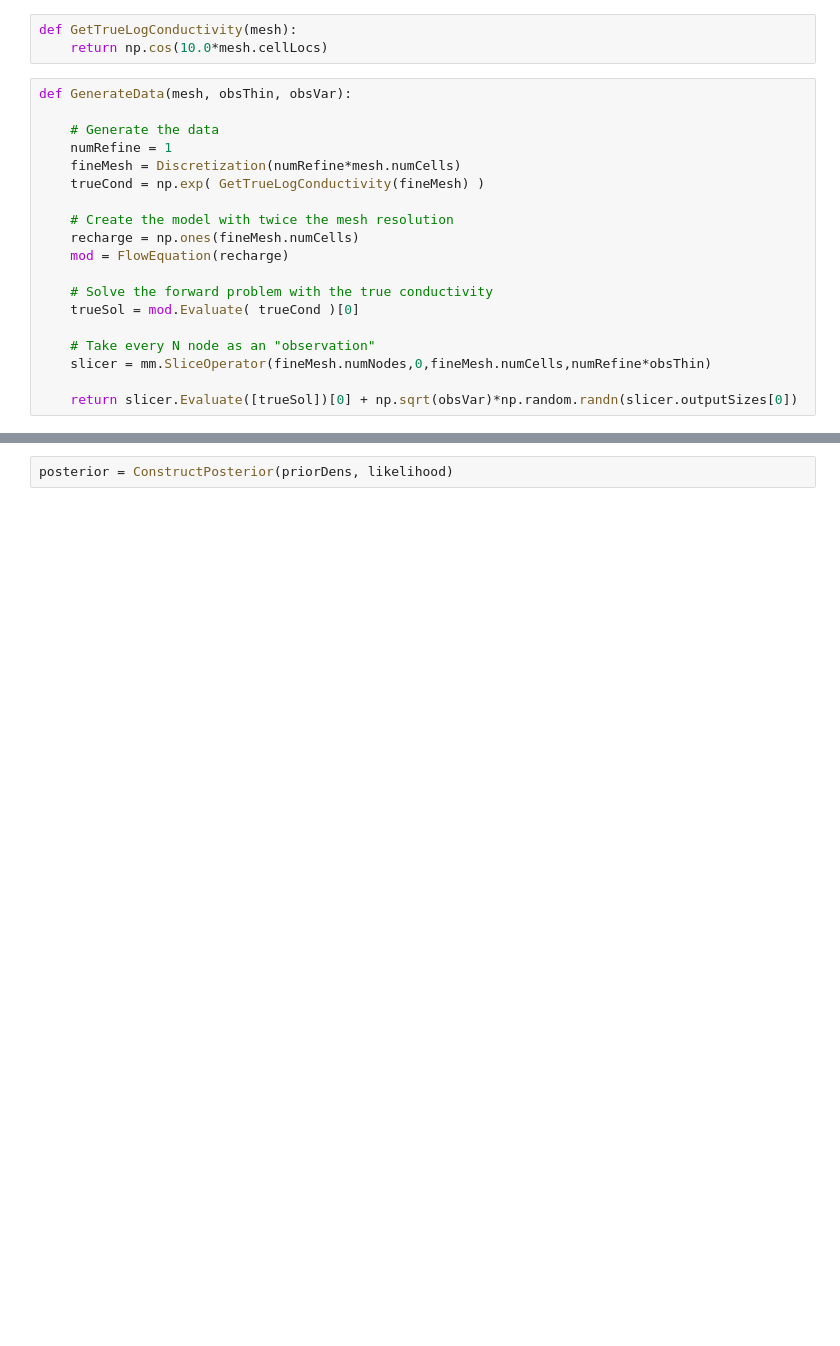
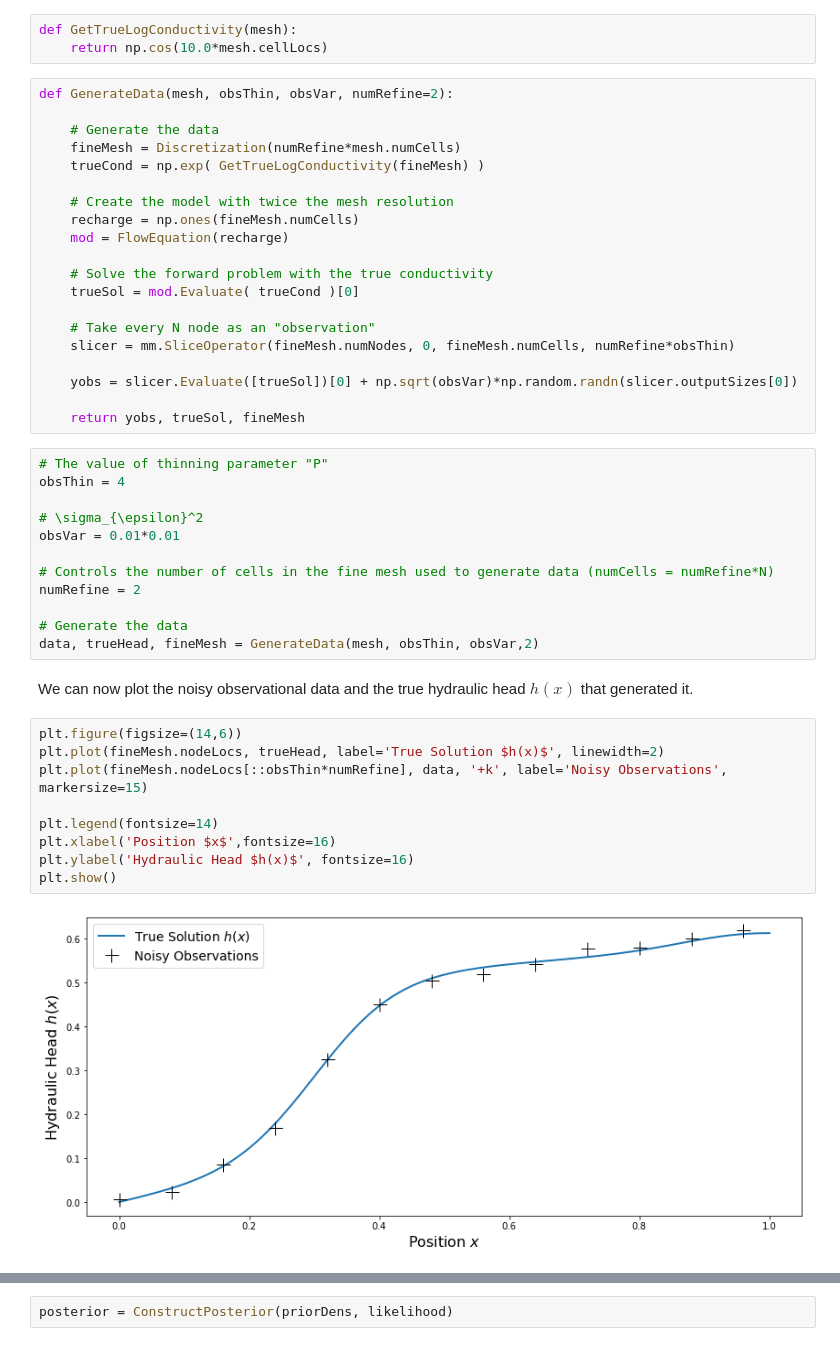
Before and after one commit to NexGenAnalytics/MIT-MUQ, a Jupyter notebook: examples/SamplingAlgorithms/MCMC/EllipticInference/python/EllipticInference.ipynb, the cells around one changed output, grey strips where cells are left out. Cells and saved outputs as stored; diff of their text form; blank space fills up the shorter version.

```diff
--- a/examples/SamplingAlgorithms/MCMC/EllipticInference/python/EllipticInference.ipynb
+++ b/examples/SamplingAlgorithms/MCMC/EllipticInference/python/EllipticInference.ipynb
@@ -81,10 +123,9 @@ In the finite element solution, the hydraulic conductivity $h(x)$ will then be p
 def GetTrueLogConductivity(mesh):
     return np.cos(10.0*mesh.cellLocs)
 # %%
-def GenerateData(mesh, obsThin, obsVar):
+def GenerateData(mesh, obsThin, obsVar, numRefine=2):
 
     # Generate the data
-    numRefine = 1
     fineMesh = Discretization(numRefine*mesh.numCells)
     trueCond = np.exp( GetTrueLogConductivity(fineMesh) )
 
@@ -96,6 +137,33 @@ def GenerateData(mesh, obsThin, obsVar):
     trueSol = mod.Evaluate( trueCond )[0]
 
     # Take every N node as an "observation"
-    slicer = mm.SliceOperator(fineMesh.numNodes,0,fineMesh.numCells,numRefine*obsThin)
+    slicer = mm.SliceOperator(fineMesh.numNodes, 0, fineMesh.numCells, numRefine*obsThin)
 
-    return slicer.Evaluate([trueSol])[0] + np.sqrt(obsVar)*np.random.randn(slicer.outputSizes[0])
+    yobs = slicer.Evaluate([trueSol])[0] + np.sqrt(obsVar)*np.random.randn(slicer.outputSizes[0])
+
+    return yobs, trueSol, fineMesh
+# %%
+# The value of thinning parameter "P"
+obsThin = 4
+
+# \sigma_{\epsilon}^2
+obsVar = 0.01*0.01
+
+# Controls the number of cells in the fine mesh used to generate data (numCells = numRefine*N)
+numRefine = 2
+
+# Generate the data
+data, trueHead, fineMesh = GenerateData(mesh, obsThin, obsVar,2)
+# %% [markdown]
+We can now plot the noisy observational data and the true hydraulic head $h(x)$ that generated it.
+# %%
+plt.figure(figsize=(14,6))
+plt.plot(fineMesh.nodeLocs, trueHead, label='True Solution $h(x)$', linewidth=2)
+plt.plot(fineMesh.nodeLocs[::obsThin*numRefine], data, '+k', label='Noisy Observations', markersize=15)
+
+plt.legend(fontsize=14)
+plt.xlabel('Position $x$',fontsize=16)
+plt.ylabel('Hydraulic Head $h(x)$', fontsize=16)
+plt.show()
+# %% [output]
+[figure, added]
```
Also changed, not shown: parts of 17 cells of this notebook, 1 other file.
